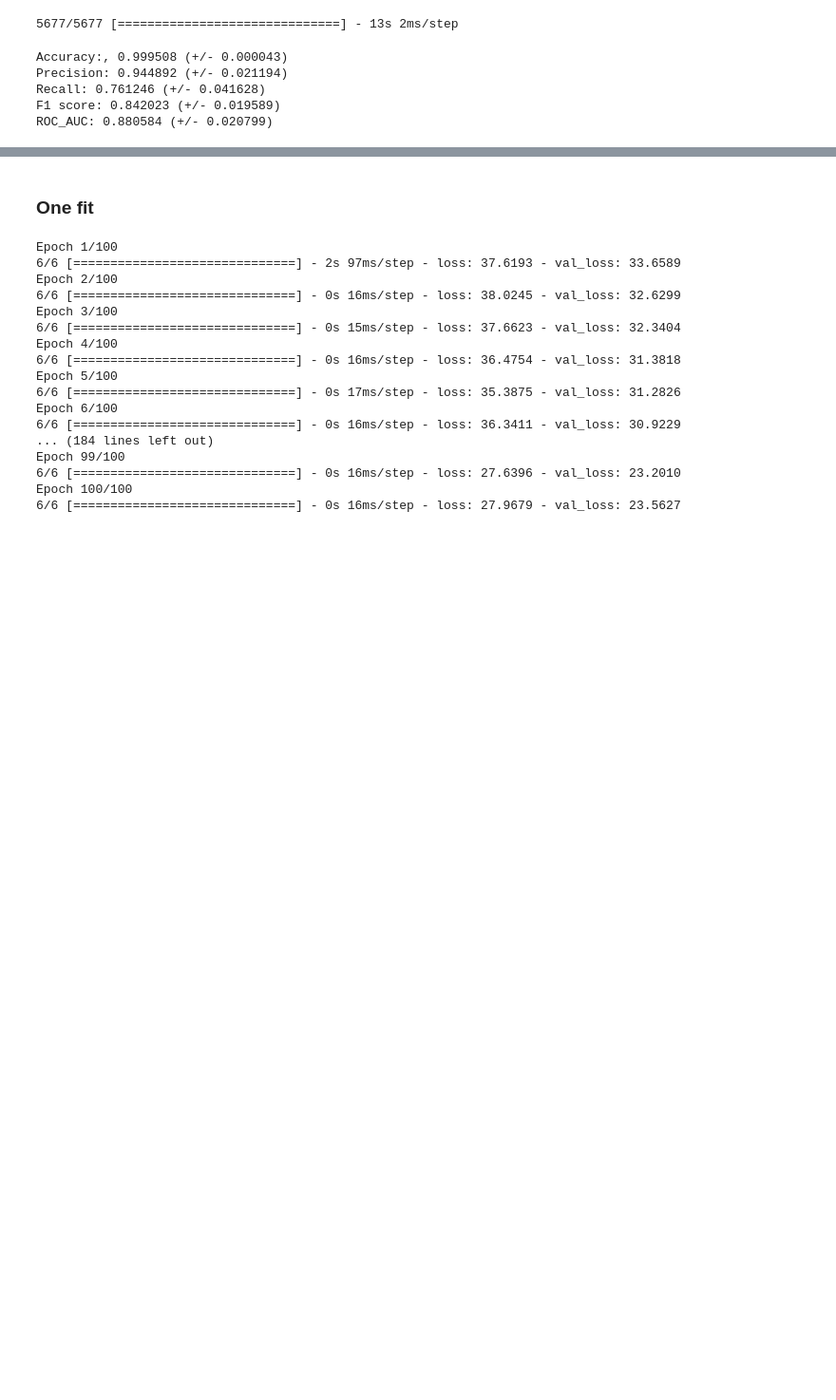
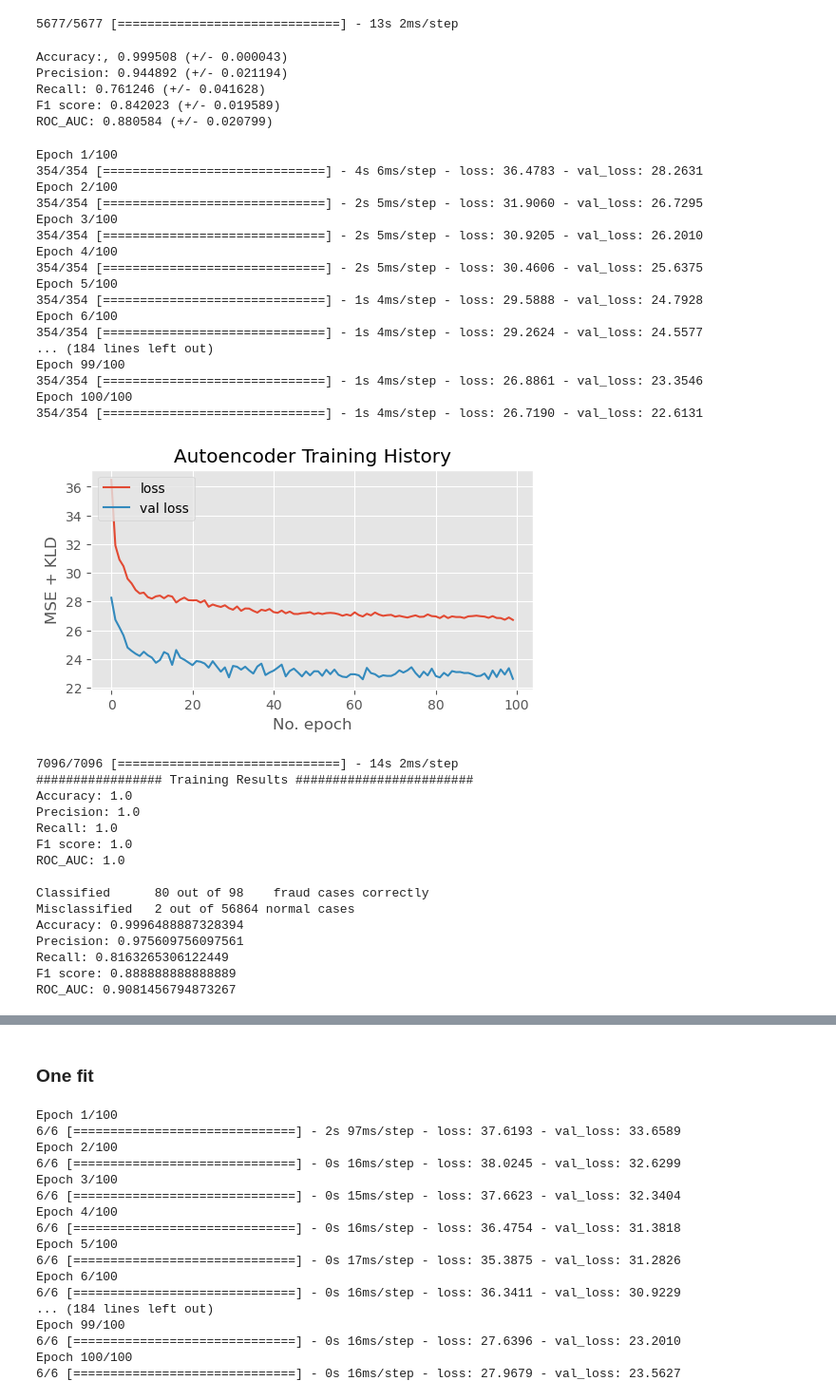
Before and after one commit to MariliaElia/credit-card-fraud-detection-ml-model, a Jupyter notebook: RF_model.ipynb, the cells around one changed output, grey strips where cells are left out. Shown at 95% size. Drawn from its saved outputs; the diff is of its cells as text; code cells hidden in the pictures; blank space fills up the shorter version.

```diff
--- a/RF_model.ipynb
+++ b/RF_model.ipynb
@@ -587,3 +623,70 @@ Precision: 0.944892 (+/- 0.021194)
 Recall: 0.761246 (+/- 0.041628)
 F1 score: 0.842023 (+/- 0.019589)
 ROC_AUC: 0.880584 (+/- 0.020799)
+# %%
+rf = RandomForestClassifier()
+
+maj = len(y_train[y_train == 0])
+mino = len(y_train[y_train == 1])
+frac = 0.5
+num_samples = round(1/(1/frac - 1) * maj - mino)
+
+vos = VAE_oversampling(hidden_dim=32,
+                        latent_dim=20,
+                        original_dim=30,
+                        minority_class_id=1,
+                        epochs=100,
+                        batch_size=1,
+                        num_samples_to_generate = num_samples,
+                        random_state = 0,
+                        optimizer="adam")
+
+#Fit the VAE oversampling model and get new data set
+X_res_val,y_res_val = vos.fit_sample(X_train,y_train)
+
+std = StandardScaler()
+
+X_train_processed = std.fit_transform(X_res_val)
+X_test_processed = std.transform(X_test)
+
+rf.fit(X_train_processed, y_res_val)
+
+train_predictions = rf.predict(X_train_processed)
+print("################# Training Results ########################")
+model_scores(y_res_val, train_predictions)
+
+evaluate_model(X_test_processed, y_test, rf)
+# %% [output]
+Epoch 1/100
+354/354 [==============================] - 4s 6ms/step - loss: 36.4783 - val_loss: 28.2631
+Epoch 2/100
+354/354 [==============================] - 2s 5ms/step - loss: 31.9060 - val_loss: 26.7295
+Epoch 3/100
+354/354 [==============================] - 2s 5ms/step - loss: 30.9205 - val_loss: 26.2010
+Epoch 4/100
+354/354 [==============================] - 2s 5ms/step - loss: 30.4606 - val_loss: 25.6375
+Epoch 5/100
+354/354 [==============================] - 1s 4ms/step - loss: 29.5888 - val_loss: 24.7928
+Epoch 6/100
+354/354 [==============================] - 1s 4ms/step - loss: 29.2624 - val_loss: 24.5577
+... (184 lines left out)
+Epoch 99/100
+354/354 [==============================] - 1s 4ms/step - loss: 26.8861 - val_loss: 23.3546
+Epoch 100/100
+354/354 [==============================] - 1s 4ms/step - loss: 26.7190 - val_loss: 22.6131
+[figure, added]
+7096/7096 [==============================] - 14s 2ms/step
+################# Training Results ########################
+Accuracy: 1.0
+Precision: 1.0
+Recall: 1.0
+F1 score: 1.0
+ROC_AUC: 1.0
+
+Classified      80 out of 98    fraud cases correctly
+Misclassified   2 out of 56864 normal cases
+Accuracy: 0.9996488887328394
+Precision: 0.975609756097561
+Recall: 0.8163265306122449
+F1 score: 0.888888888888889
+ROC_AUC: 0.9081456794873267
```
Also changed, not shown: parts of 11 cells of this notebook, 4 other files.
